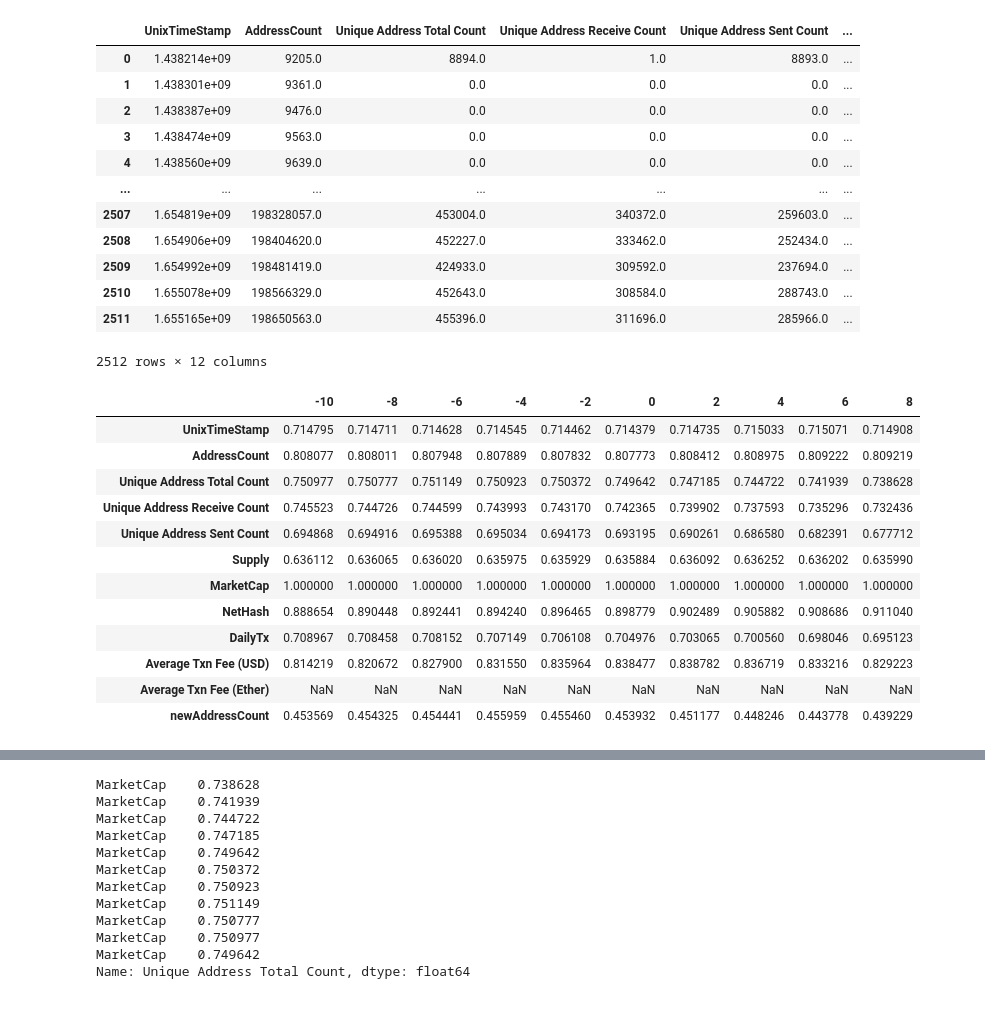
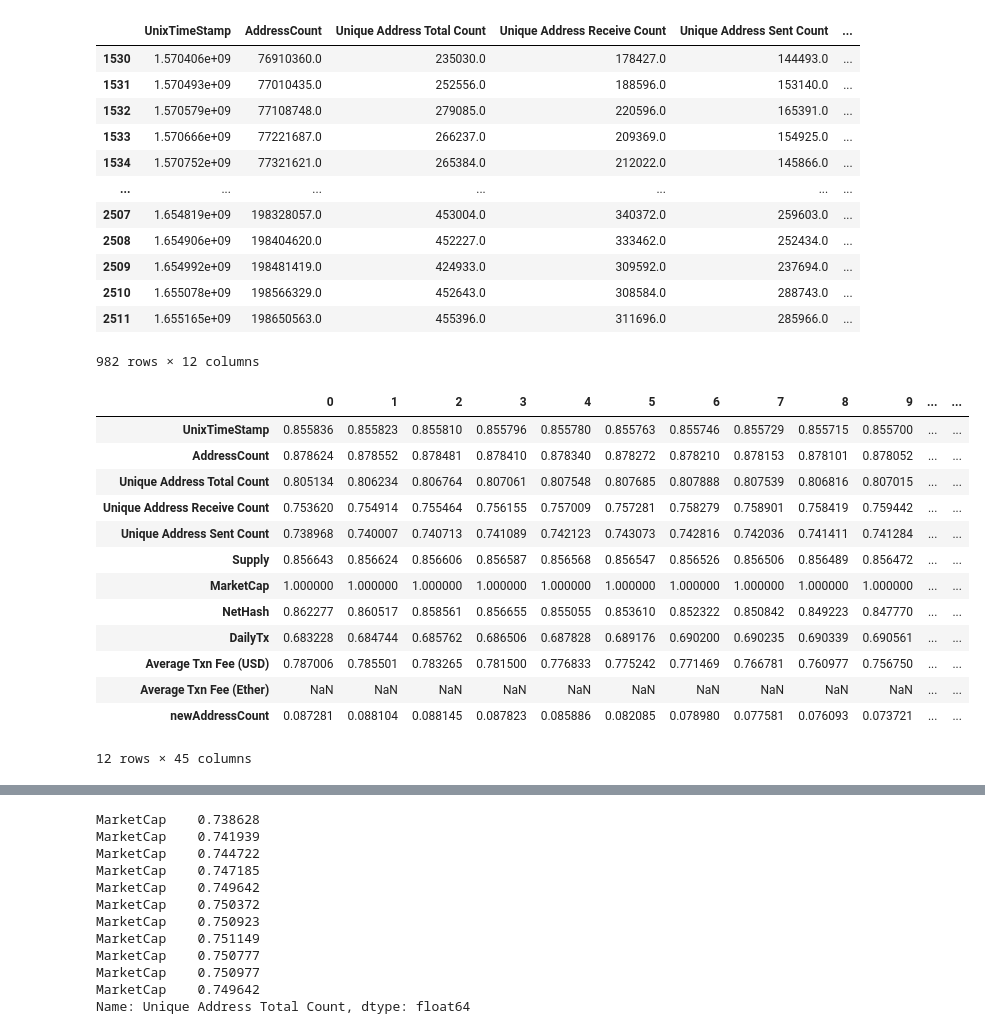
Before and after one commit to Plyeronn/DataScience, a Jupyter notebook: exploration.ipynb, the cells around one changed output, grey strips where cells are left out. Cells and saved outputs as stored; diff of their text form; code cells hidden in the pictures.

```diff
--- a/exploration.ipynb
+++ b/exploration.ipynb
@@ -44,7 +44,7 @@ frame['Date(UTC)'] = frame['Date(UTC)'].apply(pd.to_datetime)
 frame['newAddressCount'] = frame['AddressCount'].diff()
 
 # frame.drop('Drop',axis = 1, inplace = True)
-frame
+frame = frame[1500:]
 # frame = pd.concat(li, axis=1)
 # # frame
 # frame = frame.T.drop_duplicates().T
@@ -111,54 +97,57 @@ newAddressCount                 0.453932
 Name: MarketCap, dtype: float64
 # %%
+# shifts column n rows to the past
 def shift_(cur, c, n):
+    df = cur.copy()
     if (n>0):
-        df = cur.copy()
-        df[c] = df[c].shift(n)
-        return df[n:]
+        df[c] = df[c].shift(-n)
+        return df[:-n]
     elif(n<0):
-        df = cur.copy()
-        df[c] = df[c].shift(n)
-        return df[:n]
+        return 0
+        # df[c] = df[c].shift(n)
+        # return df[:n]
     else:
-        return cur.copy()
+        return df
 # %%
 #Test shift
-shift_(tmp,'MarketCap', -2)
+shift_(tmp[30:],'MarketCap', 2)
+# 33 -  1.441066e+09		- 98.456772
 # %% [output]
 |  | UnixTimeStamp | AddressCount | Unique Address Total Count | Unique Address Receive Count | Unique Address Sent Count | ... |
-| 0 | 1.438214e+09 | 9205.0 | 8894.0 | 1.0 | 8893.0 | ... |
-| 1 | 1.438301e+09 | 9361.0 | 0.0 | 0.0 | 0.0 | ... |
-| 2 | 1.438387e+09 | 9476.0 | 0.0 | 0.0 | 0.0 | ... |
-| 3 | 1.438474e+09 | 9563.0 | 0.0 | 0.0 | 0.0 | ... |
-| 4 | 1.438560e+09 | 9639.0 | 0.0 | 0.0 | 0.0 | ... |
+| 1530 | 1.570406e+09 | 76910360.0 | 235030.0 | 178427.0 | 144493.0 | ... |
+| 1531 | 1.570493e+09 | 77010435.0 | 252556.0 | 188596.0 | 153140.0 | ... |
+| 1532 | 1.570579e+09 | 77108748.0 | 279085.0 | 220596.0 | 165391.0 | ... |
+| 1533 | 1.570666e+09 | 77221687.0 | 266237.0 | 209369.0 | 154925.0 | ... |
+| 1534 | 1.570752e+09 | 77321621.0 | 265384.0 | 212022.0 | 145866.0 | ... |
 | ... | ... | ... | ... | ... | ... | ... |
 | 2507 | 1.654819e+09 | 198328057.0 | 453004.0 | 340372.0 | 259603.0 | ... |
 | 2508 | 1.654906e+09 | 198404620.0 | 452227.0 | 333462.0 | 252434.0 | ... |
 | 2509 | 1.654992e+09 | 198481419.0 | 424933.0 | 309592.0 | 237694.0 | ... |
 | 2510 | 1.655078e+09 | 198566329.0 | 452643.0 | 308584.0 | 288743.0 | ... |
 | 2511 | 1.655165e+09 | 198650563.0 | 455396.0 | 311696.0 | 285966.0 | ... |
-2512 rows × 12 columns
+982 rows × 12 columns
 # %%
 cur = tmp.corr()['MarketCap'].copy()
 # frame[['Unique Address Total Count','MarketCap']]
 arr = {}
-for i in range(-5, 5):
-    cur = pd.concat([shift_(tmp, 'MarketCap', i*2).corr()['MarketCap'],cur], axis = 1)
-    index = i*2
+for i in range(0, 45):
+    # cur = pd.concat([shift_(tmp, 'MarketCap', i).corr()['MarketCap'],cur], axis = 1)
+    index = i
     arr[index] = shift_(tmp, 'MarketCap', index).corr()['MarketCap']
 # cur
 pd.DataFrame.from_dict(arr)
 # %% [output]
-|  | -10 | -8 | -6 | -4 | -2 | 0 | 2 | 4 | 6 | 8 |
-| UnixTimeStamp | 0.714795 | 0.714711 | 0.714628 | 0.714545 | 0.714462 | 0.714379 | 0.714735 | 0.715033 | 0.715071 | 0.714908 |
-| AddressCount | 0.808077 | 0.808011 | 0.807948 | 0.807889 | 0.807832 | 0.807773 | 0.808412 | 0.808975 | 0.809222 | 0.809219 |
-| Unique Address Total Count | 0.750977 | 0.750777 | 0.751149 | 0.750923 | 0.750372 | 0.749642 | 0.747185 | 0.744722 | 0.741939 | 0.738628 |
-| Unique Address Receive Count | 0.745523 | 0.744726 | 0.744599 | 0.743993 | 0.743170 | 0.742365 | 0.739902 | 0.737593 | 0.735296 | 0.732436 |
-| Unique Address Sent Count | 0.694868 | 0.694916 | 0.695388 | 0.695034 | 0.694173 | 0.693195 | 0.690261 | 0.686580 | 0.682391 | 0.677712 |
-| Supply | 0.636112 | 0.636065 | 0.636020 | 0.635975 | 0.635929 | 0.635884 | 0.636092 | 0.636252 | 0.636202 | 0.635990 |
-| MarketCap | 1.000000 | 1.000000 | 1.000000 | 1.000000 | 1.000000 | 1.000000 | 1.000000 | 1.000000 | 1.000000 | 1.000000 |
-| NetHash | 0.888654 | 0.890448 | 0.892441 | 0.894240 | 0.896465 | 0.898779 | 0.902489 | 0.905882 | 0.908686 | 0.911040 |
-| DailyTx | 0.708967 | 0.708458 | 0.708152 | 0.707149 | 0.706108 | 0.704976 | 0.703065 | 0.700560 | 0.698046 | 0.695123 |
-| Average Txn Fee (USD) | 0.814219 | 0.820672 | 0.827900 | 0.831550 | 0.835964 | 0.838477 | 0.838782 | 0.836719 | 0.833216 | 0.829223 |
-| Average Txn Fee (Ether) | NaN | NaN | NaN | NaN | NaN | NaN | NaN | NaN | NaN | NaN |
-| newAddressCount | 0.453569 | 0.454325 | 0.454441 | 0.455959 | 0.455460 | 0.453932 | 0.451177 | 0.448246 | 0.443778 | 0.439229 |
+|  | 0 | 1 | 2 | 3 | 4 | 5 | 6 | 7 | 8 | 9 | ... | ... |
+| UnixTimeStamp | 0.855836 | 0.855823 | 0.855810 | 0.855796 | 0.855780 | 0.855763 | 0.855746 | 0.855729 | 0.855715 | 0.855700 | ... | ... |
+| AddressCount | 0.878624 | 0.878552 | 0.878481 | 0.878410 | 0.878340 | 0.878272 | 0.878210 | 0.878153 | 0.878101 | 0.878052 | ... | ... |
+| Unique Address Total Count | 0.805134 | 0.806234 | 0.806764 | 0.807061 | 0.807548 | 0.807685 | 0.807888 | 0.807539 | 0.806816 | 0.807015 | ... | ... |
+| Unique Address Receive Count | 0.753620 | 0.754914 | 0.755464 | 0.756155 | 0.757009 | 0.757281 | 0.758279 | 0.758901 | 0.758419 | 0.759442 | ... | ... |
+| Unique Address Sent Count | 0.738968 | 0.740007 | 0.740713 | 0.741089 | 0.742123 | 0.743073 | 0.742816 | 0.742036 | 0.741411 | 0.741284 | ... | ... |
+| Supply | 0.856643 | 0.856624 | 0.856606 | 0.856587 | 0.856568 | 0.856547 | 0.856526 | 0.856506 | 0.856489 | 0.856472 | ... | ... |
+| MarketCap | 1.000000 | 1.000000 | 1.000000 | 1.000000 | 1.000000 | 1.000000 | 1.000000 | 1.000000 | 1.000000 | 1.000000 | ... | ... |
+| NetHash | 0.862277 | 0.860517 | 0.858561 | 0.856655 | 0.855055 | 0.853610 | 0.852322 | 0.850842 | 0.849223 | 0.847770 | ... | ... |
+| DailyTx | 0.683228 | 0.684744 | 0.685762 | 0.686506 | 0.687828 | 0.689176 | 0.690200 | 0.690235 | 0.690339 | 0.690561 | ... | ... |
+| Average Txn Fee (USD) | 0.787006 | 0.785501 | 0.783265 | 0.781500 | 0.776833 | 0.775242 | 0.771469 | 0.766781 | 0.760977 | 0.756750 | ... | ... |
+| Average Txn Fee (Ether) | NaN | NaN | NaN | NaN | NaN | NaN | NaN | NaN | NaN | NaN | ... | ... |
+| newAddressCount | 0.087281 | 0.088104 | 0.088145 | 0.087823 | 0.085886 | 0.082085 | 0.078980 | 0.077581 | 0.076093 | 0.073721 | ... | ... |
+12 rows × 45 columns
```
Also changed, not shown: parts of 8 cells of this notebook.
